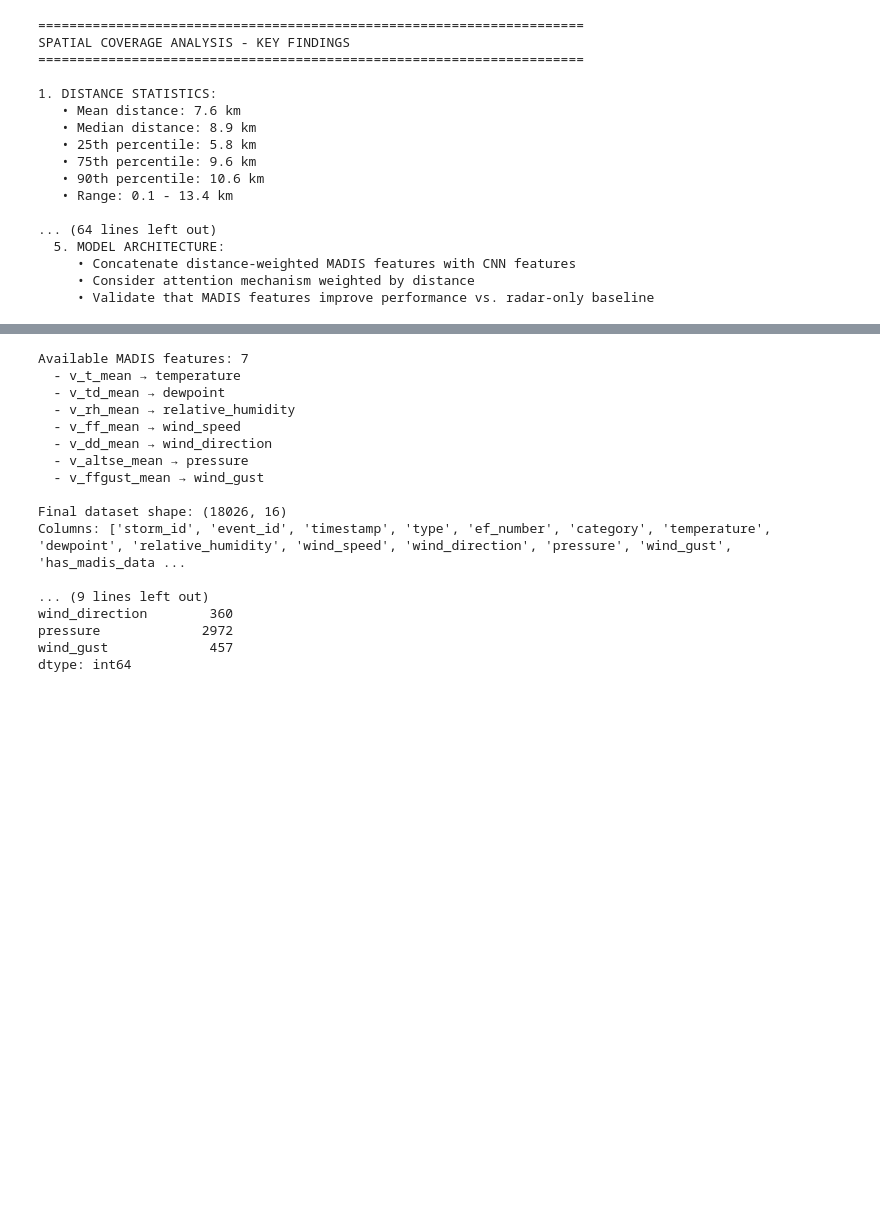
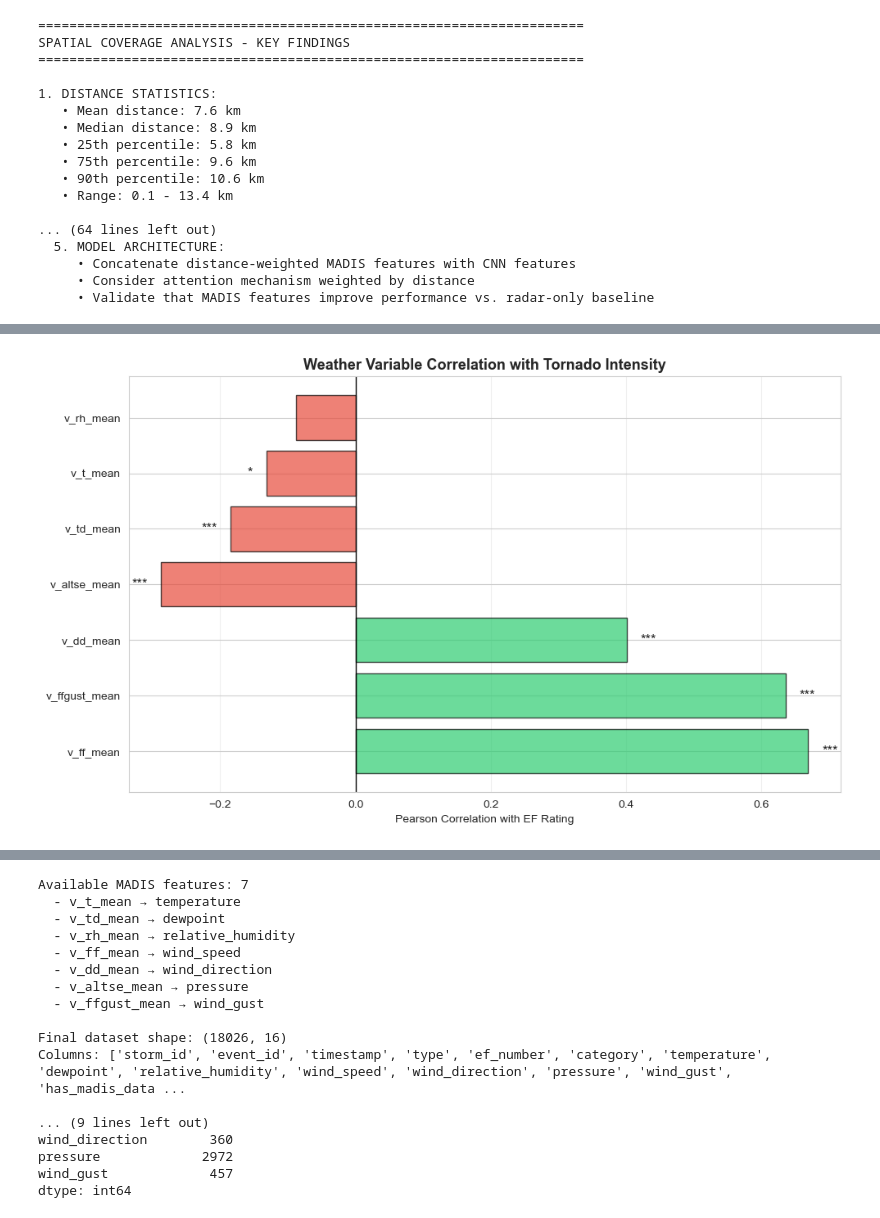
Before and after one commit to evanshabsove/tornet-with-pws, a Jupyter notebook: notebooks/madis_data_exploration.ipynb, the cells around one changed output, grey strips where cells are left out. Saved outputs shown, nothing was run; the diff lists cells and outputs as text; code cells hidden in the pictures; blank space fills up the shorter version.

```diff
--- a/notebooks/madis_data_exploration.ipynb
+++ b/notebooks/madis_data_exploration.ipynb
@@ -1771,0 +2020,73 @@ SPATIAL COVERAGE ANALYSIS - KEY FINDINGS
+# %%
+# Correlation with EF rating (for tornado events only)
+if len(df_tornado) > 0 and 'ef_number' in df_tornado.columns and len(available_vars) > 0:
+
+    print("\n" + "=" * 70)
+    print("CORRELATION WITH TORNADO INTENSITY (EF RATING)")
+    print("=" * 70)
+
+    # Calculate correlations
+    correlations = []
+
+    for var in available_vars:
+        valid_data = df_tornado[[var, 'ef_number']].dropna()
+
+        if len(valid_data) > 10:  # Need sufficient data
+            # Pearson correlation
+            pearson_corr, pearson_p = stats.pearsonr(valid_data[var], valid_data['ef_number'])
+
+            # Spearman correlation (non-parametric)
+            spearman_corr, spearman_p = stats.spearmanr(valid_data[var], valid_data['ef_number'])
+
+            correlations.append({
+                'variable': var,
+                'pearson_r': pearson_corr,
+                'pearson_p': pearson_p,
+                'spearman_r': spearman_corr,
+                'spearman_p': spearman_p,
+                'n_samples': len(valid_data)
+            })
+
+    df_corr = pd.DataFrame(correlations)
+    df_corr['abs_pearson_r'] = df_corr['pearson_r'].abs()
+    df_corr = df_corr.sort_values('abs_pearson_r', ascending=False)
+
+    print("\nCorrelations with EF Rating (sorted by strength):")
+    print("-" * 70)
+
+    for idx, row in df_corr.iterrows():
+        sig_marker = "***" if row['pearson_p'] < 0.001 else "**" if row['pearson_p'] < 0.01 else "*" if row['pearson_p'] < 0.05 else ""
+
+        print(f"\n{row['variable']}:")
+        print(f"  Pearson r:  {row['pearson_r']:>7.3f} (p={row['pearson_p']:.4f}) {sig_marker}")
+        print(f"  Spearman r: {row['spearman_r']:>7.3f} (p={row['spearman_p']:.4f})")
+        print(f"  Samples:    {row['n_samples']}")
+
+    # Visualize correlation strengths
+    fig, ax = plt.subplots(1, 1, figsize=(10, 6))
+
+    y_pos = np.arange(len(df_corr))
+    colors = ['#2ecc71' if r > 0 else '#e74c3c' for r in df_corr['pearson_r']]
+
+    bars = ax.barh(y_pos, df_corr['pearson_r'], color=colors, alpha=0.7, edgecolor='black')
+    ax.set_yticks(y_pos)
+    ax.set_yticklabels(df_corr['variable'])
+    ax.set_xlabel('Pearson Correlation with EF Rating')
+    ax.set_title('Weather Variable Correlation with Tornado Intensity', fontweight='bold', fontsize=13)
+    ax.axvline(0, color='black', linestyle='-', linewidth=1)
+    ax.grid(True, alpha=0.3, axis='x')
+
+    # Add significance markers
+    for i, (idx, row) in enumerate(df_corr.iterrows()):
+        sig = "***" if row['pearson_p'] < 0.001 else "**" if row['pearson_p'] < 0.01 else "*" if row['pearson_p'] < 0.05 else ""
+        if sig:
+            x_pos = row['pearson_r'] + (0.02 if row['pearson_r'] > 0 else -0.02)
+            ax.text(x_pos, i, sig, va='center', ha='left' if row['pearson_r'] > 0 else 'right', fontsize=12)
+
+    plt.tight_layout()
+    plt.show()
+
+else:
+    print("\nInsufficient tornado event data for correlation analysis")
+    df_corr = pd.DataFrame()
+# %% [output]
@@ -1771,0 +2110 @@ SPATIAL COVERAGE ANALYSIS - KEY FINDINGS
+[figure, added]
```
Also changed, not shown: parts of 28 cells of this notebook, 2 other files.
